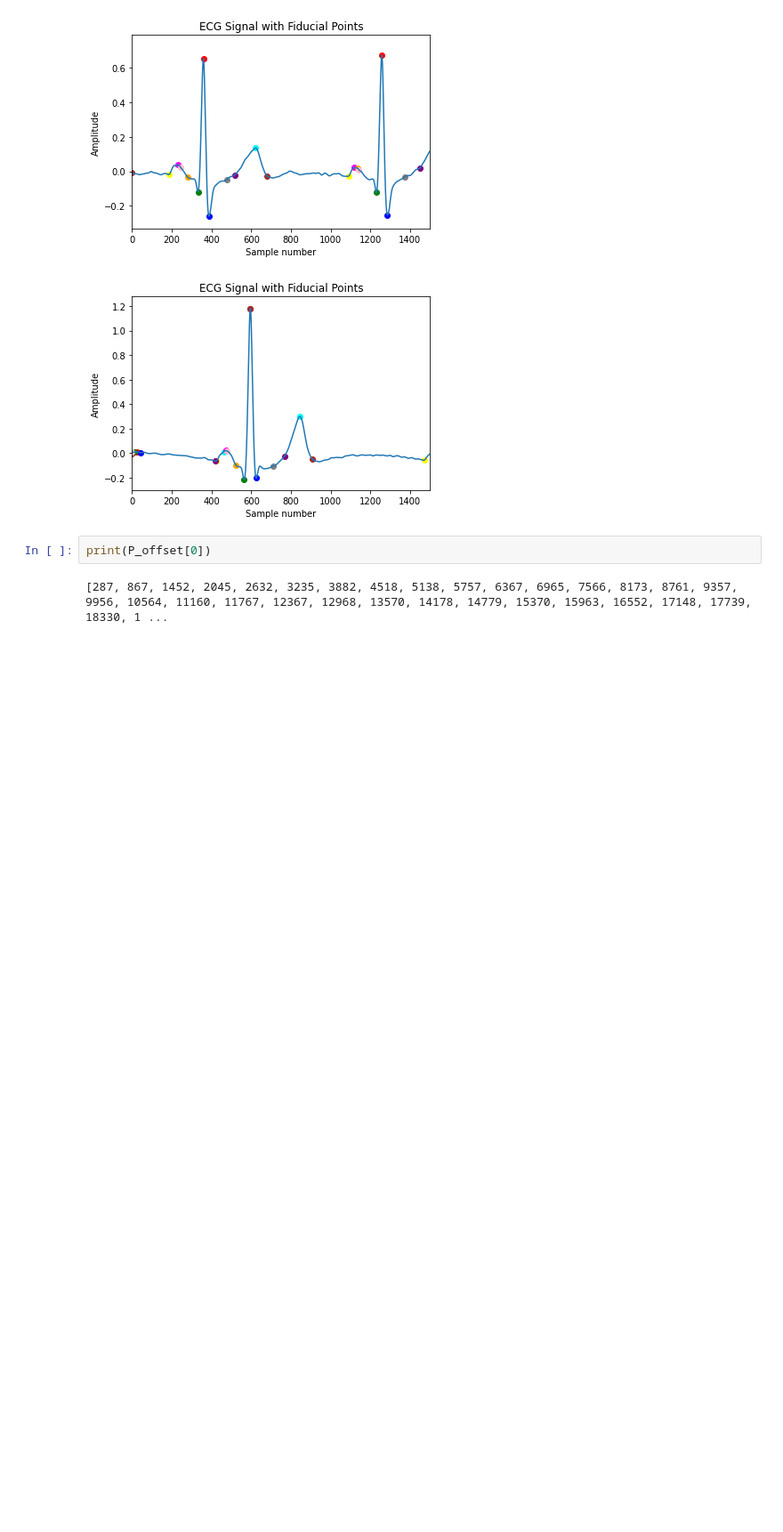
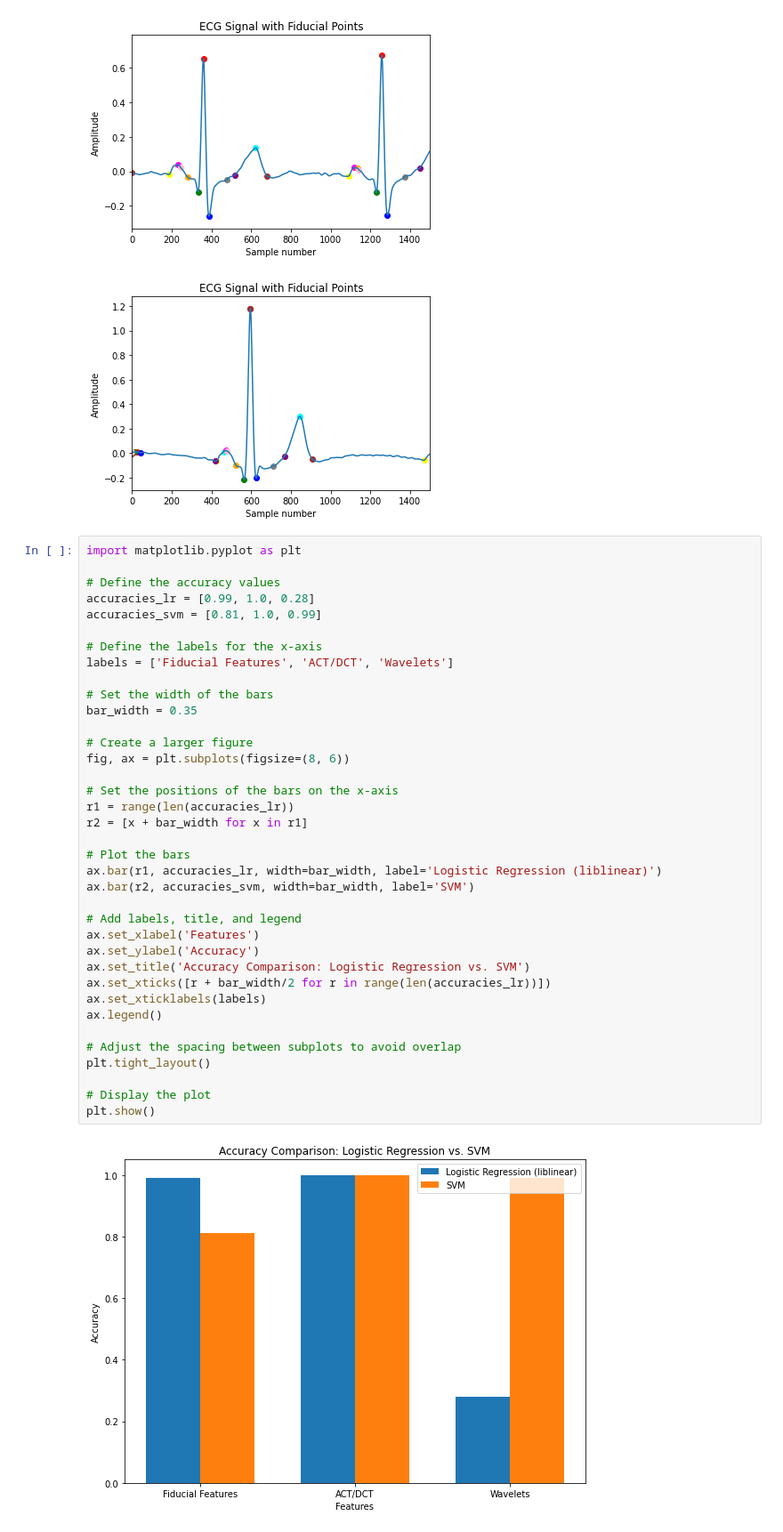
Before and after one commit to AKSYOA/ECG-Based-Authentication, a Jupyter notebook: HCI - Project test.ipynb, the cells around one changed output. Shown: that part at 89% size. Drawn from its saved outputs; the diff is of its cells as text; blank space fills up the shorter version.

```diff
--- a/HCI - Project test.ipynb
+++ b/HCI - Project test.ipynb
@@ -490,7 +519,42 @@ for i in range(4):
 [figure]
 [figure]
 [figure]
-# %%
-print(P_offset[0])
-# %% [output]
-[287, 867, 1452, 2045, 2632, 3235, 3882, 4518, 5138, 5757, 6367, 6965, 7566, 8173, 8761, 9357, 9956, 10564, 11160, 11767, 12367, 12968, 13570, 14178, 14779, 15370, 15963, 16552, 17148, 17739, 18330, 1 ...
+# %%
+import matplotlib.pyplot as plt
+
+# Define the accuracy values
+accuracies_lr = [0.99, 1.0, 0.28]
+accuracies_svm = [0.81, 1.0, 0.99]
+
+# Define the labels for the x-axis
+labels = ['Fiducial Features', 'ACT/DCT', 'Wavelets']
+
+# Set the width of the bars
+bar_width = 0.35
+
+# Create a larger figure
+fig, ax = plt.subplots(figsize=(8, 6))
+
+# Set the positions of the bars on the x-axis
+r1 = range(len(accuracies_lr))
+r2 = [x + bar_width for x in r1]
+
+# Plot the bars
+ax.bar(r1, accuracies_lr, width=bar_width, label='Logistic Regression (liblinear)')
+ax.bar(r2, accuracies_svm, width=bar_width, label='SVM')
+
+# Add labels, title, and legend
+ax.set_xlabel('Features')
+ax.set_ylabel('Accuracy')
+ax.set_title('Accuracy Comparison: Logistic Regression vs. SVM')
+ax.set_xticks([r + bar_width/2 for r in range(len(accuracies_lr))])
+ax.set_xticklabels(labels)
+ax.legend()
+
+# Adjust the spacing between subplots to avoid overlap
+plt.tight_layout()
+
+# Display the plot
+plt.show()
+# %% [output]
+[figure, added]
```
Also changed, not shown: parts of 7 cells of this notebook, 20 other files.
